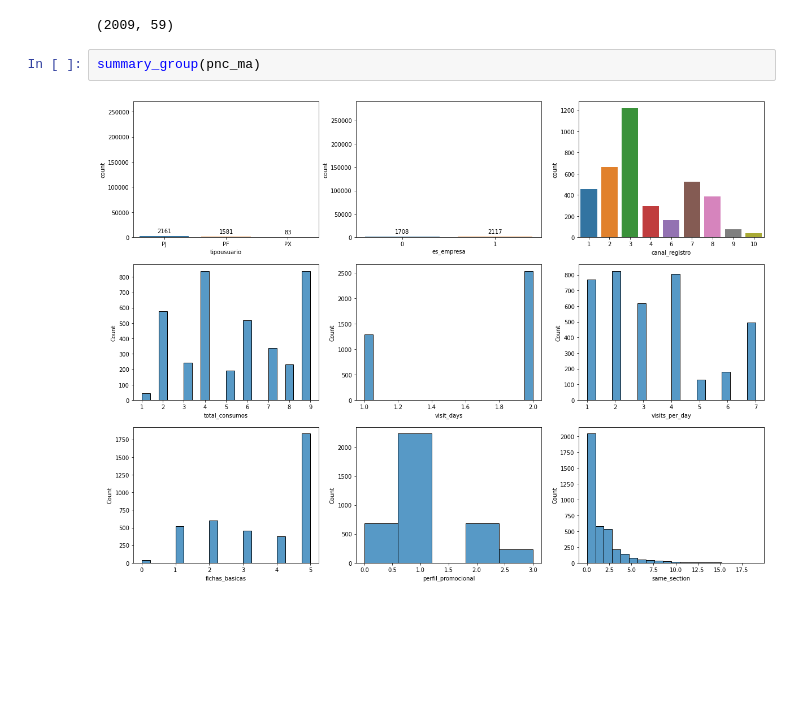
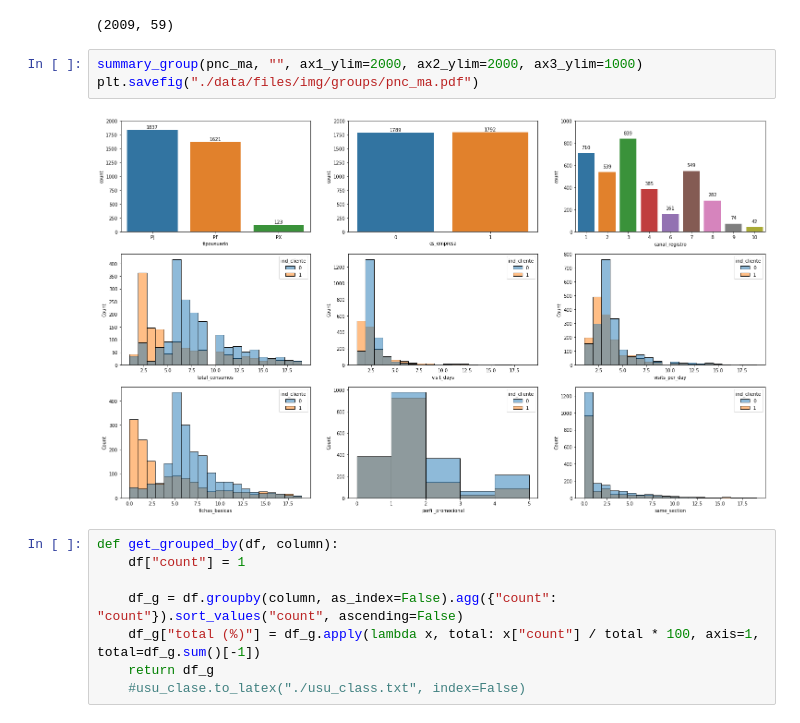
Before and after one commit to boschmateo/prediccion_ecommerce, a Jupyter notebook: 03 - Understanding the models.ipynb, the cells around one changed output. Drawn from its saved outputs; the diff is of its cells as text; blank space fills up the shorter version.

```diff
--- a/03 - Understanding the models.ipynb
+++ b/03 - Understanding the models.ipynb
@@ -101,7 +130,16 @@ summary_group(pnc_m)
 pnc_ma.shape
 # %% [output]
 (2009, 59)
-# %%
-summary_group(pnc_ma)
-# %% [output]
-[figure, removed]
+# %%
+summary_group(pnc_ma, "", ax1_ylim=2000, ax2_ylim=2000, ax3_ylim=1000)
+plt.savefig("./data/files/img/groups/pnc_ma.pdf")
+# %% [output]
+[figure, added]
+# %%
+def get_grouped_by(df, column):
+    df["count"] = 1
+
+    df_g = df.groupby(column, as_index=False).agg({"count": "count"}).sort_values("count", ascending=False)
+    df_g["total (%)"] = df_g.apply(lambda x, total: x["count"] / total * 100, axis=1, total=df_g.sum()[-1])
+    return df_g
+    #usu_clase.to_latex("./usu_class.txt", index=False)
```
Also changed, not shown: parts of 14 cells of this notebook, 1 other file.
